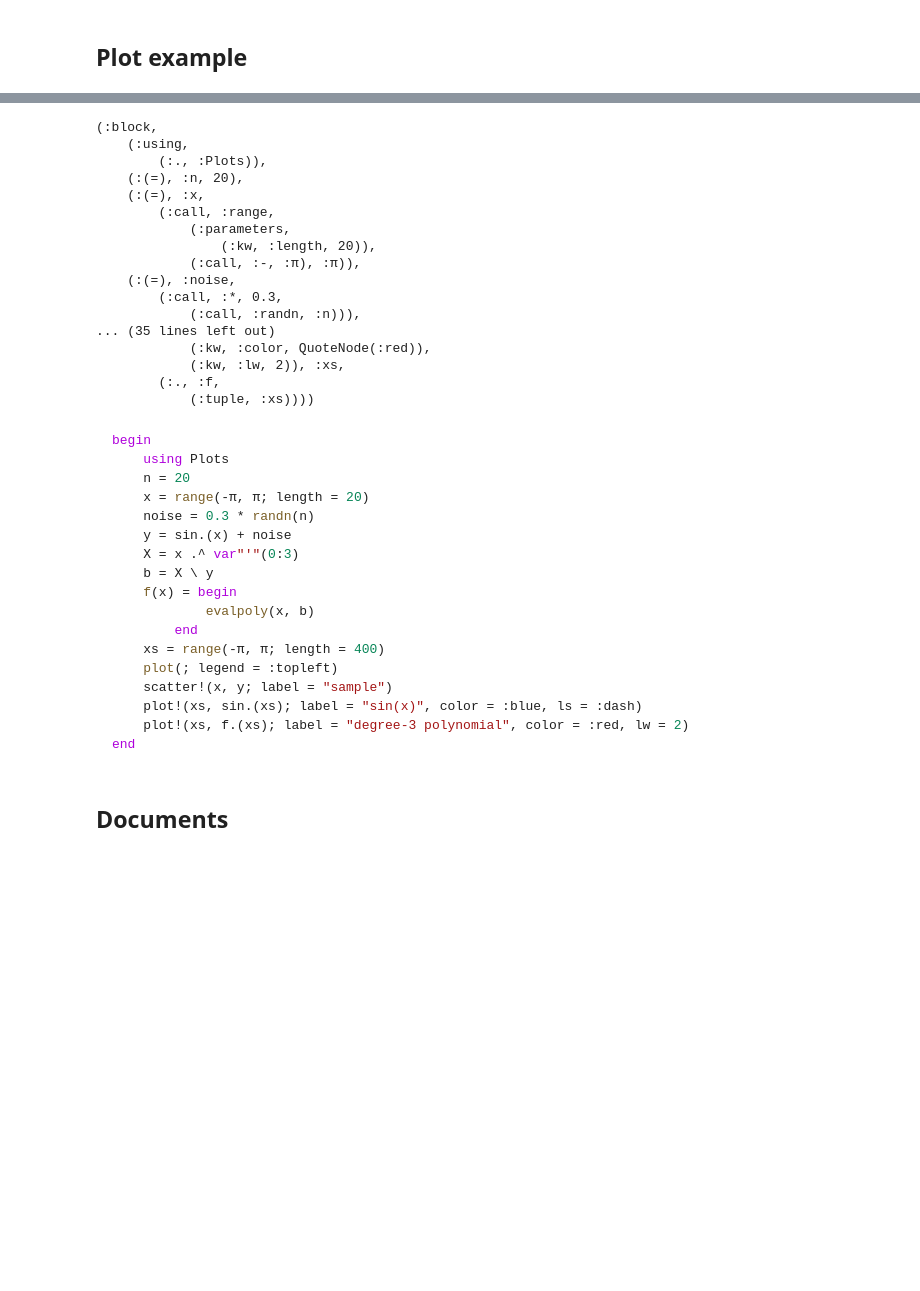
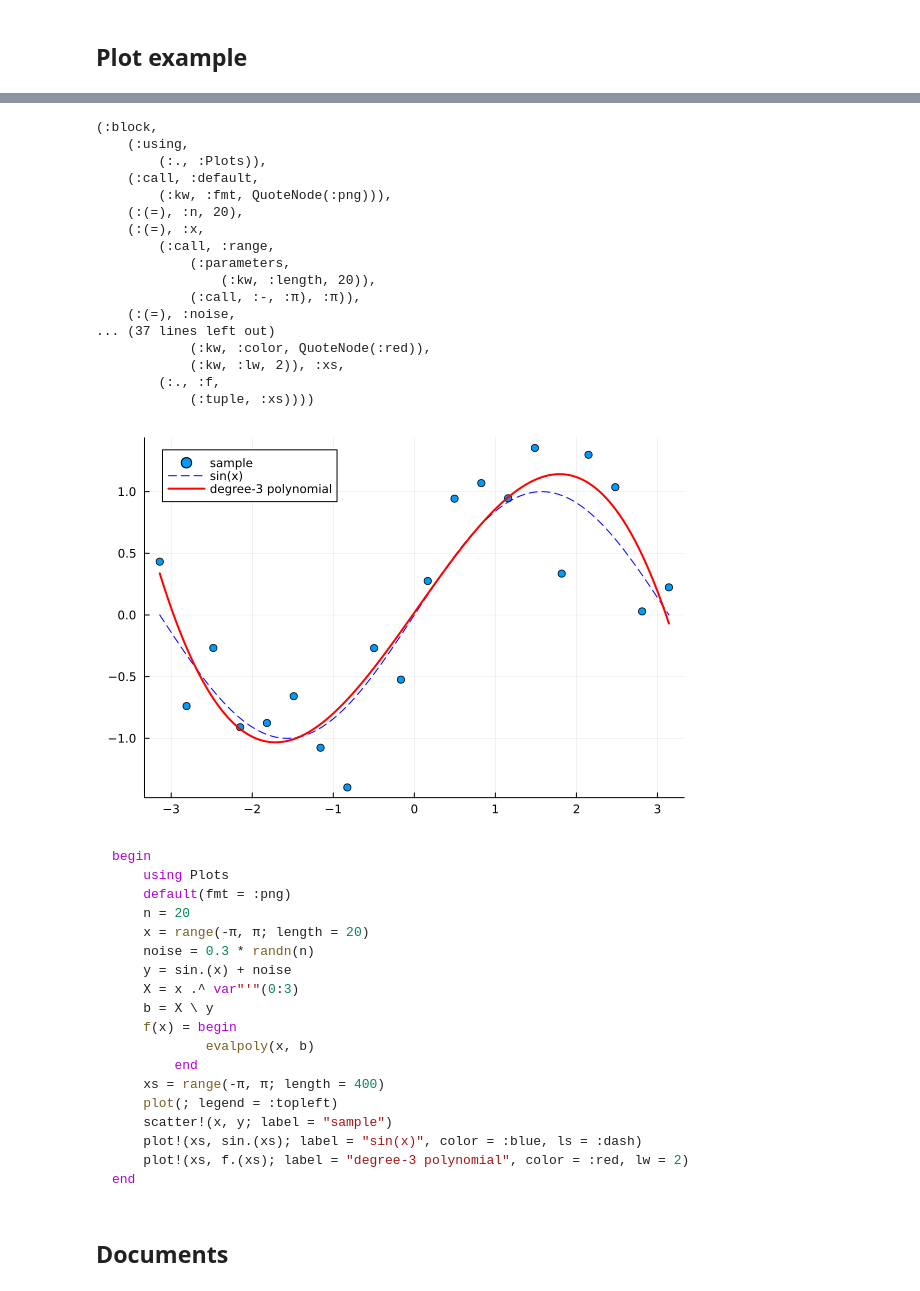
Before and after one commit to genkuroki/MetaUtils.jl, a Jupyter notebook: MetaUtils.ipynb, the cells around one changed output, grey strips where cells are left out. Drawn from its saved outputs; the diff is of its cells as text; code cells hidden in the pictures; blank space fills up the shorter version.

````diff
--- a/MetaUtils.ipynb
+++ b/MetaUtils.ipynb
@@ -624,6 +637,7 @@ end
 # %%
 @show_texpr begin
     using Plots
+    default(fmt=:png)
     n = 20
     x = range(-π, π; length=20)
     noise = 0.3randn(n)
@@ -641,6 +655,8 @@ end
 (:block,
     (:using,
         (:., :Plots)),
+    (:call, :default,
+        (:kw, :fmt, QuoteNode(:png))),
     (:(=), :n, 20),
     (:(=), :x,
         (:call, :range,
@@ -648,9 +664,7 @@ end
                 (:kw, :length, 20)),
             (:call, :-, :π), :π)),
     (:(=), :noise,
-        (:call, :*, 0.3,
-            (:call, :randn, :n))),
-... (35 lines left out)
+... (37 lines left out)
             (:kw, :color, QuoteNode(:red)),
             (:kw, :lw, 2)), :xs,
         (:., :f,
@@ -658,29 +672,33 @@ end
 # %%
 @teval (:block,
     (:using, (:., :Plots)),
+    (:default, (:kw, :fmt, QuoteNode(:png))),
     (:(=), :n, 20),
     (:(=), :x, (:range, (:parameters, (:kw, :length, 20)), (:-, :π), :π)),
     (:(=), :noise, (:*, 0.3, (:randn, :n))),
     (:(=), :y, (:+, (:., :sin, (:tuple, :x)), :noise)),
     (:(=), :X, (:call, :.^, :x, (Symbol("'"), (:call, :(:), 0, 3)))),
     (:(=), :b, (:\, :X, :y)),
     (:(=), (:call, :f, :x), (:block, (:call, :evalpoly, :x, :b))),
     (:(=), :xs, (:range, (:parameters, (:kw, :length, 400)), (:-, :π), :π)),
     (:plot, (:parameters, (:kw, :legend, QuoteNode(:topleft)))),
     (:scatter!, (:parameters, (:kw, :label, "sample")), :x, :y),
     (:plot!, (:parameters,
             (:kw, :label, "sin(x)"),
             (:kw, :color, QuoteNode(:blue)),
             (:kw, :ls, QuoteNode(:dash))),
         :xs, (:., :sin, (:tuple, :xs))),
     (:plot!, (:parameters,
             (:kw, :label, "degree-3 polynomial"),
             (:kw, :color, QuoteNode(:red)),
             (:kw, :lw, 2)),
         :xs, (:., :f, (:tuple, :xs))))
+# %% [output]
+[figure, added]
 # %%
 (:block,
     (:using, (:., :Plots)),
+    (:default, (:kw, :fmt, QuoteNode(:png))),
     (:(=), :n, 20),
     (:(=), :x, (:range, (:parameters, (:kw, :length, 20)), (:-, :π), :π)),
     (:(=), :noise, (:*, 0.3, (:randn, :n))),
@@ -706,6 +724,7 @@
 ```julia
 begin
     using Plots
+    default(fmt = :png)
     n = 20
     x = range(-π, π; length = 20)
     noise = 0.3 * randn(n)
````
Also changed, not shown: parts of 16 cells of this notebook, 1 other file.
